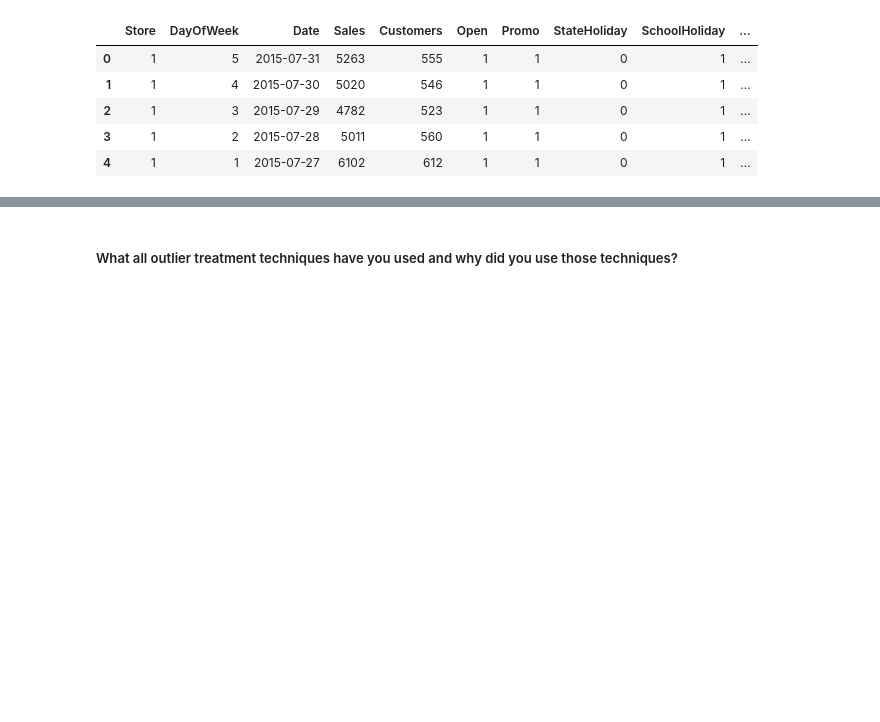
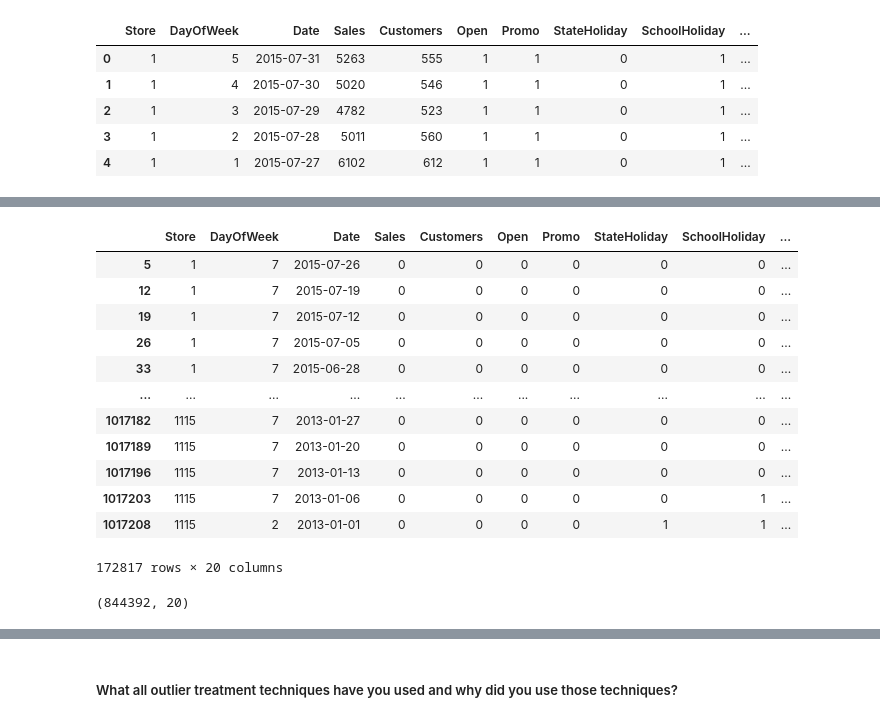
Before and after one commit to adityapatil4141/Retail-Store-Prediction, a Jupyter notebook: Retail_Sales_Prediction.ipynb, the cells around one changed output, grey strips where cells are left out. Saved outputs shown, nothing was run; the diff lists cells and outputs as text; code cells hidden in the pictures; blank space fills up the shorter version.

```diff
--- a/Retail_Sales_Prediction.ipynb
+++ b/Retail_Sales_Prediction.ipynb
@@ -922,0 +967,22 @@ AttributeError: 'Index' object has no attribute 'apply'
+# %%
+# Rechecking:
+df[(df['Open']==0 & (df['Sales']==0))]
+# %% [output]
+|  | Store | DayOfWeek | Date | Sales | Customers | Open | Promo | StateHoliday | SchoolHoliday | ... |
+| 5 | 1 | 7 | 2015-07-26 | 0 | 0 | 0 | 0 | 0 | 0 | ... |
+| 12 | 1 | 7 | 2015-07-19 | 0 | 0 | 0 | 0 | 0 | 0 | ... |
+| 19 | 1 | 7 | 2015-07-12 | 0 | 0 | 0 | 0 | 0 | 0 | ... |
+| 26 | 1 | 7 | 2015-07-05 | 0 | 0 | 0 | 0 | 0 | 0 | ... |
+| 33 | 1 | 7 | 2015-06-28 | 0 | 0 | 0 | 0 | 0 | 0 | ... |
+| ... | ... | ... | ... | ... | ... | ... | ... | ... | ... | ... |
+| 1017182 | 1115 | 7 | 2013-01-27 | 0 | 0 | 0 | 0 | 0 | 0 | ... |
+| 1017189 | 1115 | 7 | 2013-01-20 | 0 | 0 | 0 | 0 | 0 | 0 | ... |
+| 1017196 | 1115 | 7 | 2013-01-13 | 0 | 0 | 0 | 0 | 0 | 0 | ... |
+| 1017203 | 1115 | 7 | 2013-01-06 | 0 | 0 | 0 | 0 | 0 | 1 | ... |
+| 1017208 | 1115 | 2 | 2013-01-01 | 0 | 0 | 0 | 0 | 1 | 1 | ... |
+172817 rows × 20 columns
+# %%
+# New df shape
+new_df.shape
+# %% [output]
+(844392, 20)
```
Also changed, not shown: parts of 21 cells of this notebook.
